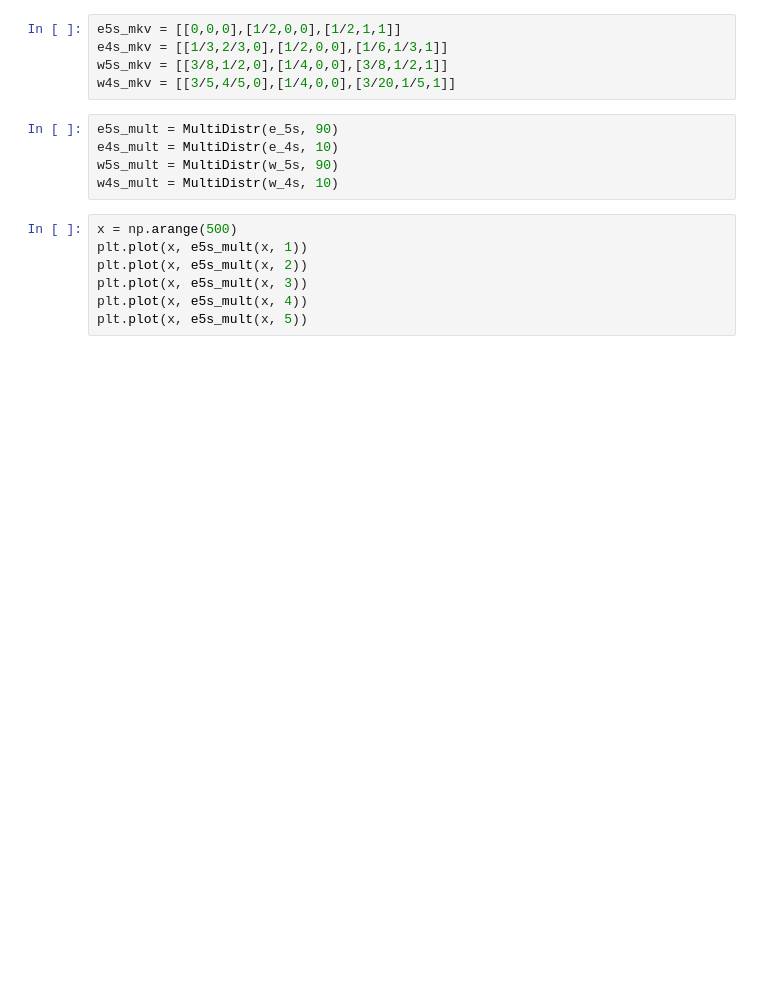
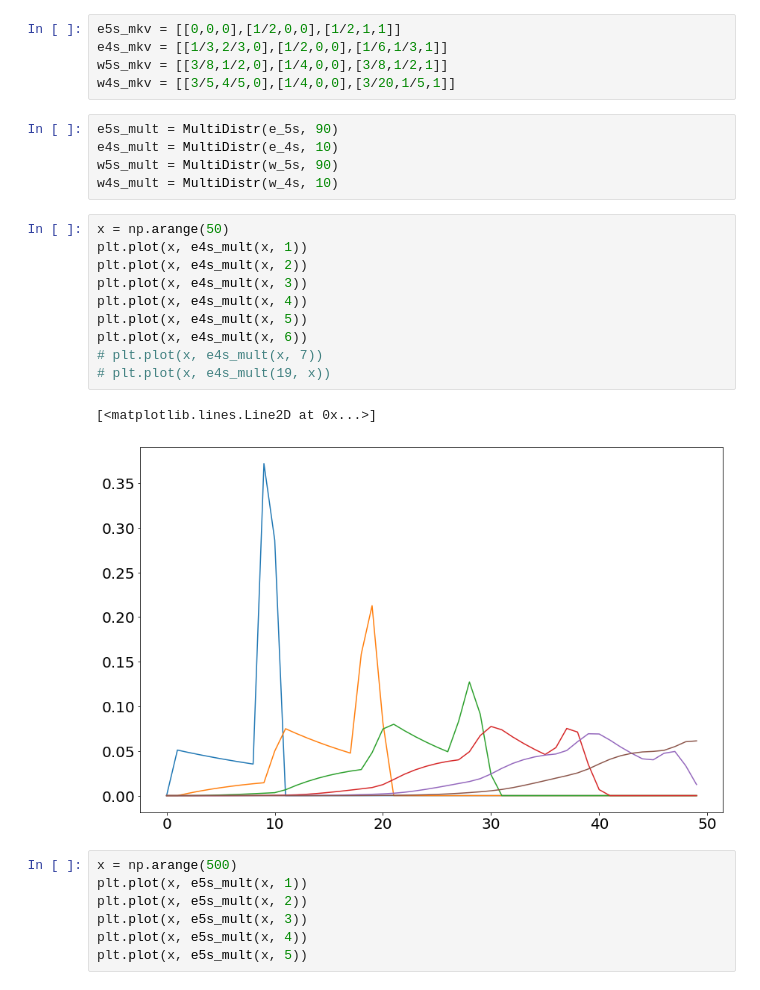
Before and after one commit to tooflesswulf/GenshinWishStats, a Jupyter notebook: wish_plots.ipynb, the cells around one changed output. Drawn from its saved outputs; the diff is of its cells as text; blank space fills up the shorter version.

```diff
--- a/wish_plots.ipynb
+++ b/wish_plots.ipynb
@@ -26,6 +26,19 @@ e5s_mult = MultiDistr(e_5s, 90)
 e4s_mult = MultiDistr(e_4s, 10)
 w5s_mult = MultiDistr(w_5s, 90)
 w4s_mult = MultiDistr(w_4s, 10)
+# %%
+x = np.arange(50)
+plt.plot(x, e4s_mult(x, 1))
+plt.plot(x, e4s_mult(x, 2))
+plt.plot(x, e4s_mult(x, 3))
+plt.plot(x, e4s_mult(x, 4))
+plt.plot(x, e4s_mult(x, 5))
+plt.plot(x, e4s_mult(x, 6))
+# plt.plot(x, e4s_mult(x, 7))
+# plt.plot(x, e4s_mult(19, x))
+# %% [output]
+[<matplotlib.lines.Line2D at 0x...>]
+[figure, added]
 # %%
 x = np.arange(500)
 plt.plot(x, e5s_mult(x, 1))
```
Also changed, not shown: 3 other files.
